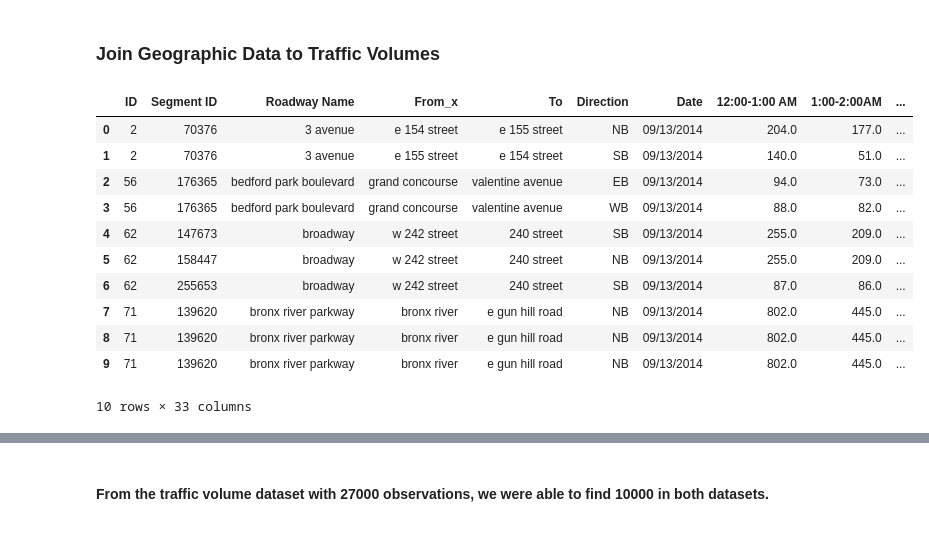
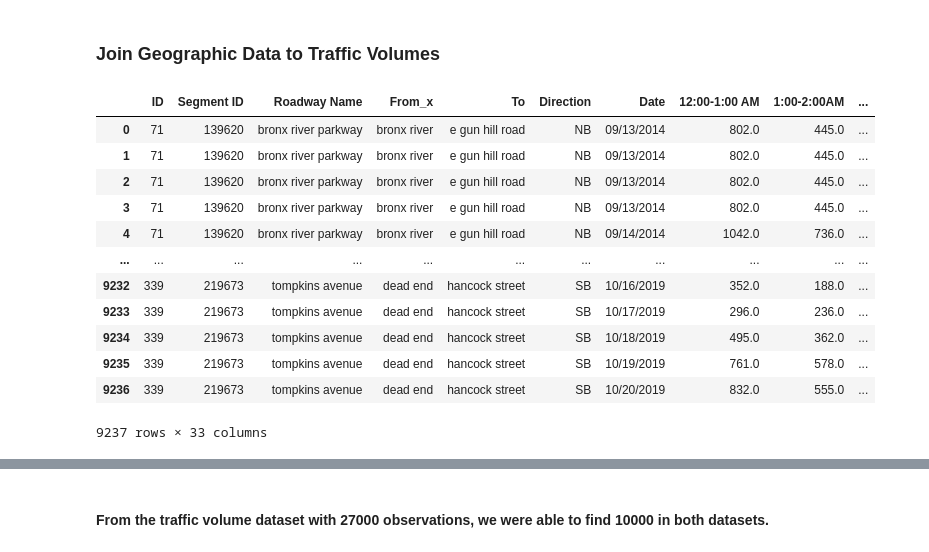
Before and after one commit to AlejandraZS10/capstone_project, a Jupyter notebook: NY Streets.ipynb, the cells around one changed output, grey strips where cells are left out. Saved outputs shown, nothing was run; the diff lists cells and outputs as text; code cells hidden in the pictures.

```diff
--- a/NY Streets.ipynb
+++ b/NY Streets.ipynb
@@ -244,18 +244,19 @@ st.rename(columns={"st_label": "Roadway Name"} , inplace = True)
 # %% [markdown]
 ### Join Geographic Data to Traffic Volumes
 # %%
-test4 = traffic.merge(st, how='left', on=['Roadway Name','To'])
-test4.head(10)
+test4 = traffic.merge(st, how='inner', on=['Roadway Name','To'])
+test4
 # %% [output]
 |  | ID | Segment ID | Roadway Name | From_x | To | Direction | Date | 12:00-1:00 AM | 1:00-2:00AM | ... |
-| 0 | 2 | 70376 | 3 avenue | e 154 street | e 155 street | NB | 09/13/2014 | 204.0 | 177.0 | ... |
-| 1 | 2 | 70376 | 3 avenue | e 155 street | e 154 street | SB | 09/13/2014 | 140.0 | 51.0 | ... |
-| 2 | 56 | 176365 | bedford park boulevard | grand concourse | valentine avenue | EB | 09/13/2014 | 94.0 | 73.0 | ... |
-| 3 | 56 | 176365 | bedford park boulevard | grand concourse | valentine avenue | WB | 09/13/2014 | 88.0 | 82.0 | ... |
-| 4 | 62 | 147673 | broadway | w 242 street | 240 street | SB | 09/13/2014 | 255.0 | 209.0 | ... |
-| 5 | 62 | 158447 | broadway | w 242 street | 240 street | NB | 09/13/2014 | 255.0 | 209.0 | ... |
-| 6 | 62 | 255653 | broadway | w 242 street | 240 street | SB | 09/13/2014 | 87.0 | 86.0 | ... |
-| 7 | 71 | 139620 | bronx river parkway | bronx river | e gun hill road | NB | 09/13/2014 | 802.0 | 445.0 | ... |
-| 8 | 71 | 139620 | bronx river parkway | bronx river | e gun hill road | NB | 09/13/2014 | 802.0 | 445.0 | ... |
-| 9 | 71 | 139620 | bronx river parkway | bronx river | e gun hill road | NB | 09/13/2014 | 802.0 | 445.0 | ... |
+| 0 | 71 | 139620 | bronx river parkway | bronx river | e gun hill road | NB | 09/13/2014 | 802.0 | 445.0 | ... |
+| 1 | 71 | 139620 | bronx river parkway | bronx river | e gun hill road | NB | 09/13/2014 | 802.0 | 445.0 | ... |
+| 2 | 71 | 139620 | bronx river parkway | bronx river | e gun hill road | NB | 09/13/2014 | 802.0 | 445.0 | ... |
+| 3 | 71 | 139620 | bronx river parkway | bronx river | e gun hill road | NB | 09/13/2014 | 802.0 | 445.0 | ... |
+| 4 | 71 | 139620 | bronx river parkway | bronx river | e gun hill road | NB | 09/14/2014 | 1042.0 | 736.0 | ... |
+| ... | ... | ... | ... | ... | ... | ... | ... | ... | ... | ... |
+| 9232 | 339 | 219673 | tompkins avenue | dead end | hancock street | SB | 10/16/2019 | 352.0 | 188.0 | ... |
+| 9233 | 339 | 219673 | tompkins avenue | dead end | hancock street | SB | 10/17/2019 | 296.0 | 236.0 | ... |
+| 9234 | 339 | 219673 | tompkins avenue | dead end | hancock street | SB | 10/18/2019 | 495.0 | 362.0 | ... |
+| 9235 | 339 | 219673 | tompkins avenue | dead end | hancock street | SB | 10/19/2019 | 761.0 | 578.0 | ... |
+| 9236 | 339 | 219673 | tompkins avenue | dead end | hancock street | SB | 10/20/2019 | 832.0 | 555.0 | ... |
-10 rows × 33 columns
+9237 rows × 33 columns
```
Also changed, not shown: parts of 35 cells of this notebook, 1 other file.
